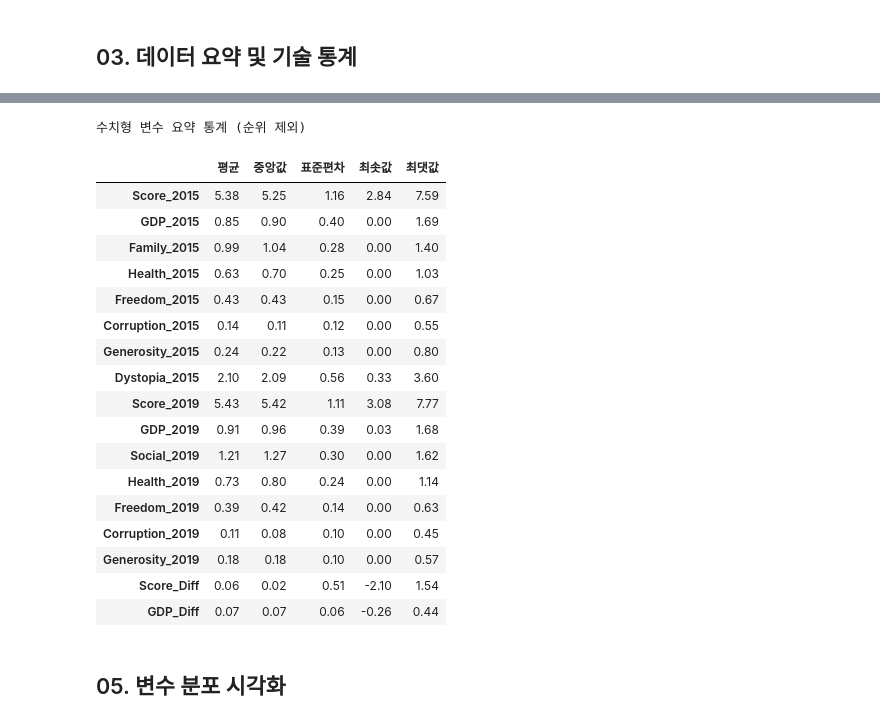
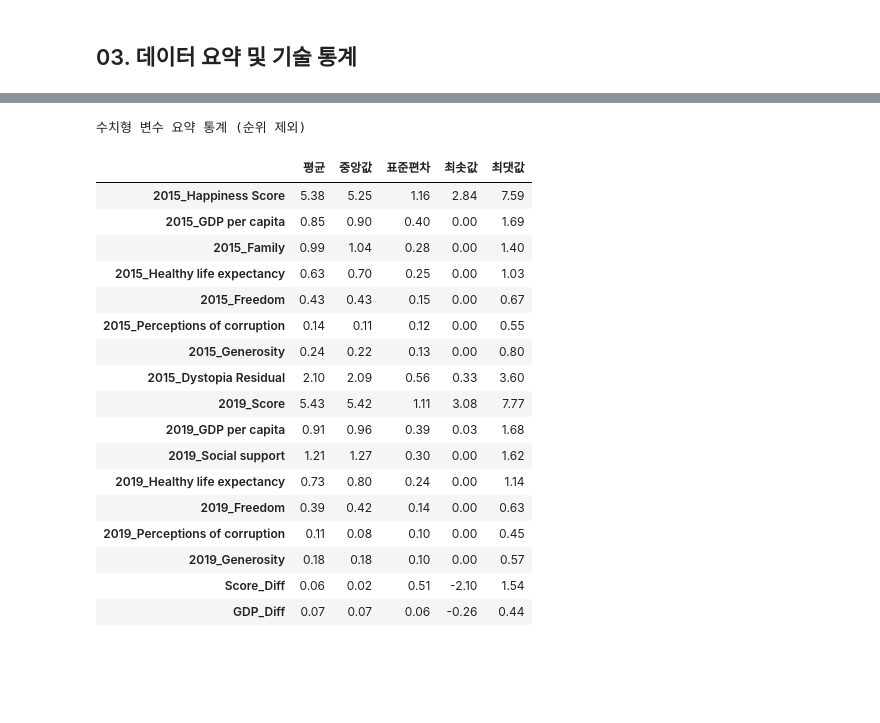
Before and after one commit to skn-ai14-250409/SKN14-EDA-3Team, a Jupyter notebook: LeeWonjeehui/happiness.ipynb, the cells around one changed output, grey strips where cells are left out. Saved outputs shown, nothing was run; the diff lists cells and outputs as text; code cells hidden in the pictures; blank space fills up the shorter version.

```diff
--- a/LeeWonjeehui/happiness.ipynb
+++ b/LeeWonjeehui/happiness.ipynb
@@ -108,3 +117,6 @@ df_2019 = df_2019.rename(columns={
 # %%
-# 6. 병합
-merged_df = pd.merge(df_2015, df_2019, on=['Country', 'Region'], how='inner')
+# Country 기준으로 병합 (두 연도 모두 있는 국가만)
+df_merge = pd.merge(df_2015, df_2019, on='Country', how='inner')
+
+print(df_merge.shape)
+print(df_merge.head())
@@ -141,0 +141,11 @@ print(merged_df.head())
+# %%
+# 행복 점수 변화 (양수면 상승, 음수면 하락)
+df_merge['Score_Diff'] = df_merge['2019_Score'] - df_merge['2015_Happiness Score']
+
+# GDP 변화
+df_merge['GDP_Diff'] = df_merge['2019_GDP per capita'] - df_merge['2015_GDP per capita']
+
+# 순위 변화 (값이 클수록 순위가 좋아진 것)
+df_merge['Rank_Diff'] = df_merge['2015_Happiness Rank'] - df_merge['2019_Happiness Rank']
+
+print(df_merge[['Country', 'Score_Diff', 'GDP_Diff', 'Rank_Diff']].head())
@@ -230,42 +218,43 @@ Requirement already satisfied: tabulate in c:\users\playdata2\miniconda3\envs\ai
 # %%
 import pandas as pd
 
-# Rank 관련 컬럼은 제외한 수치형 변수 목록
+# 실제 데이터프레임의 컬럼명에 맞는 리스트로 지정
 numeric_cols = [
-    'Score_2015', 'GDP_2015', 'Family_2015', 'Health_2015',
-    'Freedom_2015', 'Corruption_2015', 'Generosity_2015', 'Dystopia_2015',
-    'Score_2019', 'GDP_2019', 'Social_2019', 'Health_2019',
-    'Freedom_2019', 'Corruption_2019', 'Generosity_2019',
+    '2015_Happiness Score', '2015_GDP per capita', '2015_Family', '2015_Healthy life expectancy',
+    '2015_Freedom', '2015_Perceptions of corruption', '2015_Generosity', '2015_Dystopia Residual',
+    '2019_Score', '2019_GDP per capita', '2019_Social support', '2019_Healthy life expectancy',
+    '2019_Freedom', '2019_Perceptions of corruption', '2019_Generosity',
     'Score_Diff', 'GDP_Diff'
 ]
 
 # 통계 요약 계산
-summary_df = merged_df[numeric_cols].agg(['mean', 'median', 'std', 'min', 'max']).T
+summary_df = df_merge[numeric_cols].agg(['mean', 'median', 'std', 'min', 'max']).T
 
-# 컬럼 이름 한글로 변경
+# 컬럼 한글명
 summary_df.columns = ['평균', '중앙값', '표준편차', '최솟값', '최댓값']
 
-# 예쁘게 출력 (소수점 둘째자리까지)
-summary_df.round(2).style.set_caption("수치형 변수 요약 통계 (순위 제외)").format("{:.2f}")
+# 예쁘게 출력 (소수점 둘째자리, 표 제목)
+summary_table = summary_df.round(2).style.set_caption("수치형 변수 요약 통계 (순위 제외)").format("{:.2f}")
+
+# Jupyter에서 보기 좋게 출력
+display(summary_table)
 # %% [output]
 수치형 변수 요약 통계 (순위 제외)
 |  | 평균 | 중앙값 | 표준편차 | 최솟값 | 최댓값 |
-| Score_2015 | 5.38 | 5.25 | 1.16 | 2.84 | 7.59 |
-| GDP_2015 | 0.85 | 0.90 | 0.40 | 0.00 | 1.69 |
-| Family_2015 | 0.99 | 1.04 | 0.28 | 0.00 | 1.40 |
-| Health_2015 | 0.63 | 0.70 | 0.25 | 0.00 | 1.03 |
-| Freedom_2015 | 0.43 | 0.43 | 0.15 | 0.00 | 0.67 |
-| Corruption_2015 | 0.14 | 0.11 | 0.12 | 0.00 | 0.55 |
-| Generosity_2015 | 0.24 | 0.22 | 0.13 | 0.00 | 0.80 |
-| Dystopia_2015 | 2.10 | 2.09 | 0.56 | 0.33 | 3.60 |
-| Score_2019 | 5.43 | 5.42 | 1.11 | 3.08 | 7.77 |
-| GDP_2019 | 0.91 | 0.96 | 0.39 | 0.03 | 1.68 |
-| Social_2019 | 1.21 | 1.27 | 0.30 | 0.00 | 1.62 |
-| Health_2019 | 0.73 | 0.80 | 0.24 | 0.00 | 1.14 |
-| Freedom_2019 | 0.39 | 0.42 | 0.14 | 0.00 | 0.63 |
-| Corruption_2019 | 0.11 | 0.08 | 0.10 | 0.00 | 0.45 |
-| Generosity_2019 | 0.18 | 0.18 | 0.10 | 0.00 | 0.57 |
+| 2015_Happiness Score | 5.38 | 5.25 | 1.16 | 2.84 | 7.59 |
+| 2015_GDP per capita | 0.85 | 0.90 | 0.40 | 0.00 | 1.69 |
+| 2015_Family | 0.99 | 1.04 | 0.28 | 0.00 | 1.40 |
+| 2015_Healthy life expectancy | 0.63 | 0.70 | 0.25 | 0.00 | 1.03 |
+| 2015_Freedom | 0.43 | 0.43 | 0.15 | 0.00 | 0.67 |
+| 2015_Perceptions of corruption | 0.14 | 0.11 | 0.12 | 0.00 | 0.55 |
+| 2015_Generosity | 0.24 | 0.22 | 0.13 | 0.00 | 0.80 |
+| 2015_Dystopia Residual | 2.10 | 2.09 | 0.56 | 0.33 | 3.60 |
+| 2019_Score | 5.43 | 5.42 | 1.11 | 3.08 | 7.77 |
+| 2019_GDP per capita | 0.91 | 0.96 | 0.39 | 0.03 | 1.68 |
+| 2019_Social support | 1.21 | 1.27 | 0.30 | 0.00 | 1.62 |
+| 2019_Healthy life expectancy | 0.73 | 0.80 | 0.24 | 0.00 | 1.14 |
+| 2019_Freedom | 0.39 | 0.42 | 0.14 | 0.00 | 0.63 |
+| 2019_Perceptions of corruption | 0.11 | 0.08 | 0.10 | 0.00 | 0.45 |
+| 2019_Generosity | 0.18 | 0.18 | 0.10 | 0.00 | 0.57 |
 | Score_Diff | 0.06 | 0.02 | 0.51 | -2.10 | 1.54 |
 | GDP_Diff | 0.07 | 0.07 | 0.06 | -0.26 | 0.44 |
-# %% [markdown]
-## 05. 변수 분포 시각화
```
Also changed, not shown: parts of 46 cells of this notebook, 2 other files.
